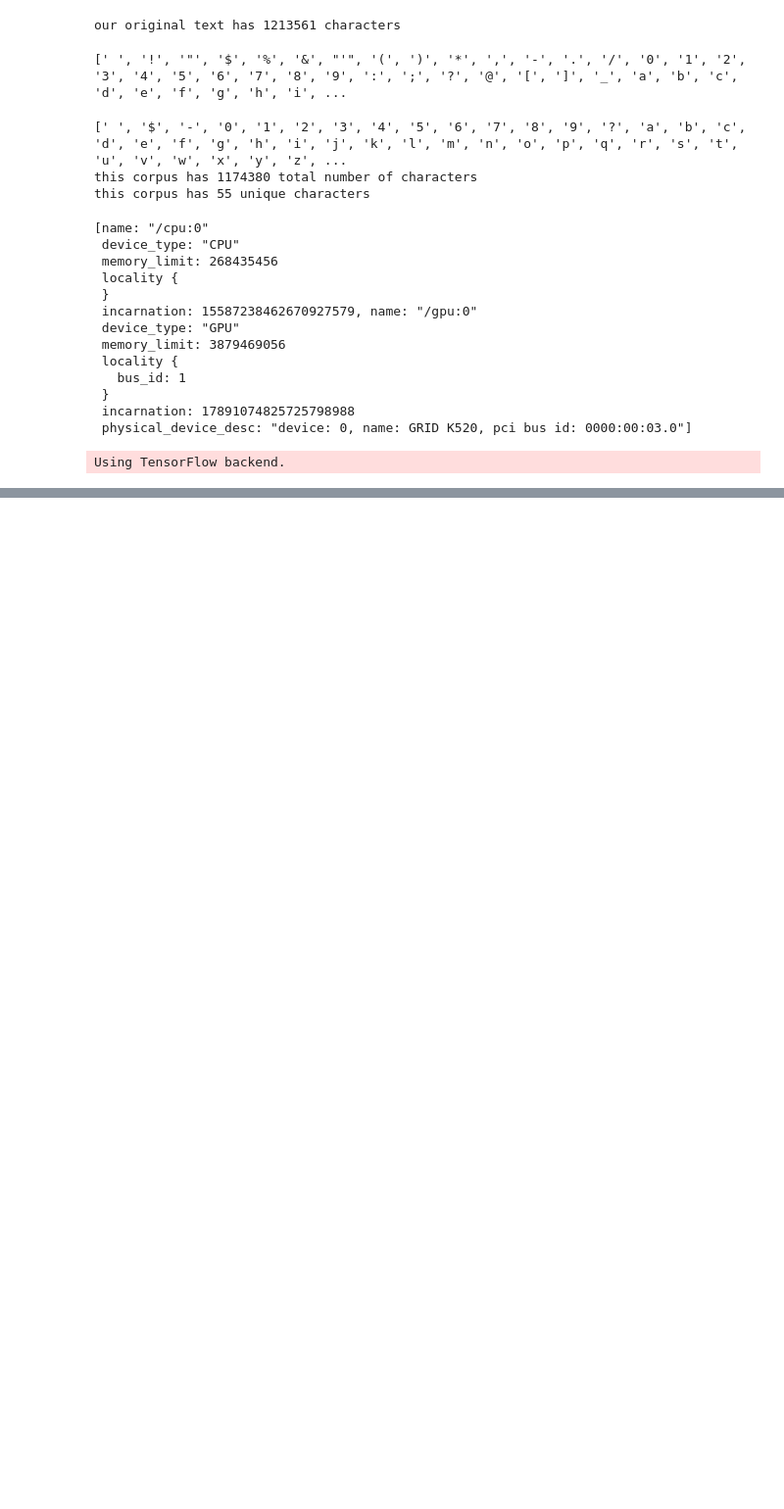
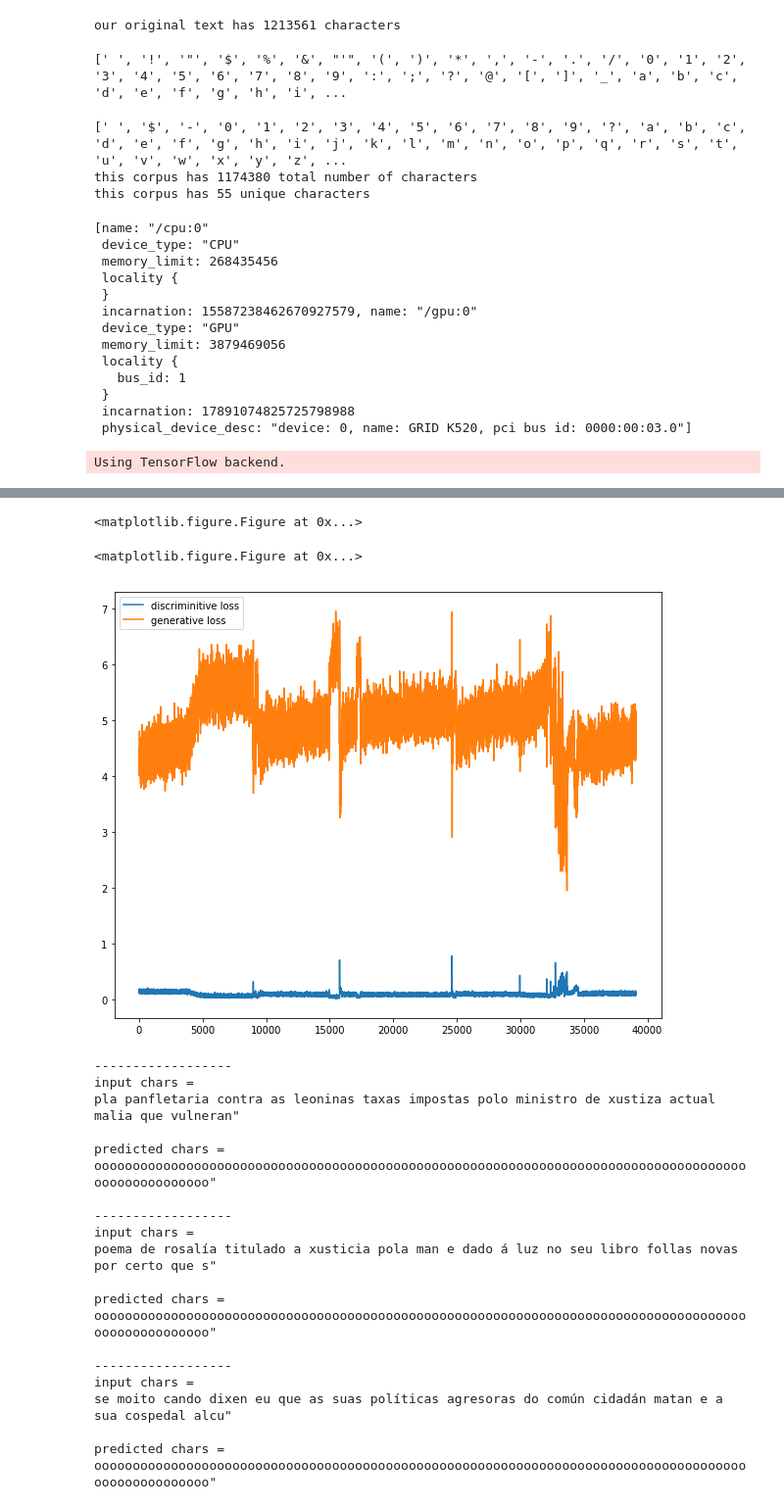
Before and after one commit to johndpope/beiras-rnn, a Jupyter notebook: Beiras-rnn-gan.ipynb, the cells around one changed output, grey strips where cells are left out. Shown at 98% size. Drawn from its saved outputs; the diff is of its cells as text; code cells hidden in the pictures; blank space fills up the shorter version.

```diff
--- a/Beiras-rnn-gan.ipynb
+++ b/Beiras-rnn-gan.ipynb
@@ -106,3 +120,41 @@ ysmall = y[:10000,:]
+# %%
+# function that uses trained model to predict a desired number of future characters
+def predict_next_chars(model,input_chars,num_to_predict):
+    # create output
+    predicted_chars = ''
+    for i in range(num_to_predict):
+        # convert this round's predicted characters to numerical input
+        x_test = np.zeros((1, window_size, len(chars)))
+        for t, char in enumerate(input_chars):
+            x_test[0, t, chars_to_indices[char]] = 1.
+
+        # make this round's prediction
+        test_predict = model.predict(x_test,verbose = 0)[0]
+
+        # translate numerical prediction back to characters
+        r = np.argmax(test_predict)                           # predict class of each test input
+        d = indices_to_chars[r]
+
+        # update predicted_chars and input
+        predicted_chars+=d
+        input_chars+=d
+        input_chars = input_chars[1:]
+    return predicted_chars
+def print_predicctions(model):
+    start_inds = [100,1000,5000]
+
+    for s in start_inds:
+        start_index = s
+        input_chars = text_clean[start_index: start_index + window_size]
+
+        # use the prediction function
+        predict_input = predict_next_chars(model,input_chars,num_to_predict = 100)
+
+        print (input_chars + "...." +  predict_input)
+
+def print_predicctions_weights(model,weights_file):
+    model.load_weights(weights_file)
+    print_predicctions(model)
 # %%
 from keras.optimizers import Adam
 from keras.layers import Input
@@ -151,7 +203,7 @@ def create_gan_simple_model(chars,shp):
 # %% [output]
 Using TensorFlow backend.
 # %%
-generetor,discriminator,GAN=create_gan_simple_model(chars,X.shape[1:])
+generator,discriminator,GAN=create_gan_simple_model(chars,X.shape[1:])
 # %% [output]
 _________________________________________________________________
 Layer (type)                 Output Shape              Param #
@@ -172,0 +270,26 @@ ________________________________________________________________________________
+# %%
+train_for_n(X,y,nb_epoch=10, plt_frq=100,batch_size=300)
+# %% [output]
+<matplotlib.figure.Figure at 0x...>
+<matplotlib.figure.Figure at 0x...>
+[figure, added]
+------------------
+input chars =
+pla panfletaria contra as leoninas taxas impostas polo ministro de xustiza actual malia que vulneran"
+
+predicted chars =
+oooooooooooooooooooooooooooooooooooooooooooooooooooooooooooooooooooooooooooooooooooooooooooooooooooo"
+
+------------------
+input chars =
+poema de rosalía titulado a xusticia pola man e dado á luz no seu libro follas novas por certo que s"
+
+predicted chars =
+oooooooooooooooooooooooooooooooooooooooooooooooooooooooooooooooooooooooooooooooooooooooooooooooooooo"
+
+------------------
+input chars =
+se moito cando dixen eu que as suas políticas agresoras do común cidadán matan e a sua cospedal alcu"
+
+predicted chars =
+oooooooooooooooooooooooooooooooooooooooooooooooooooooooooooooooooooooooooooooooooooooooooooooooooooo"
```
Also changed, not shown: parts of 5 cells of this notebook.
